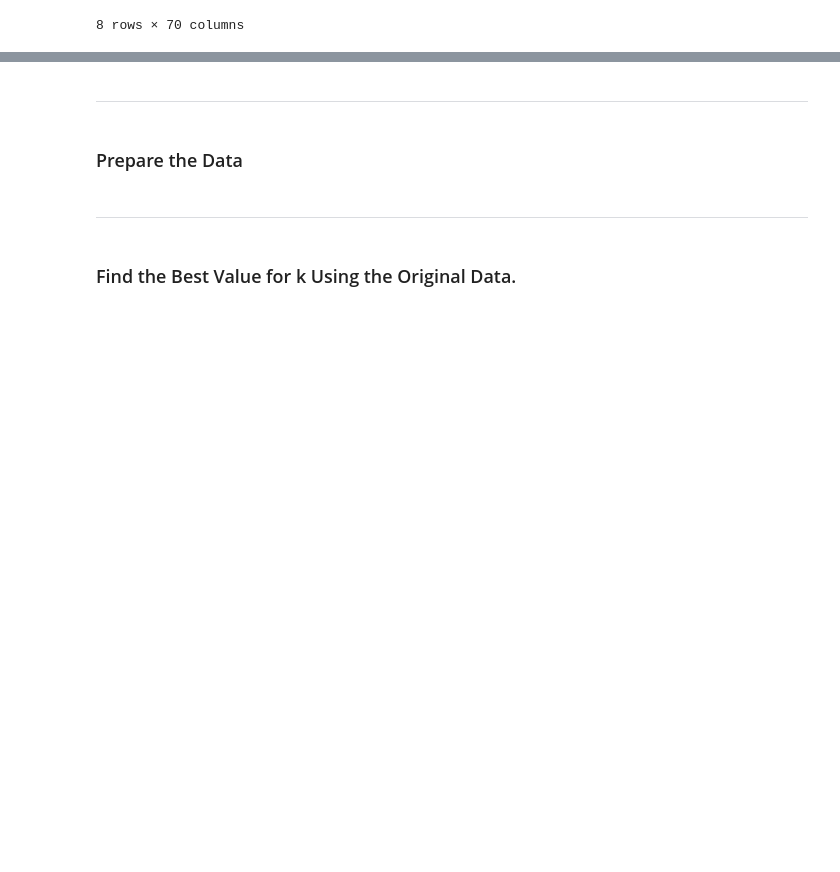
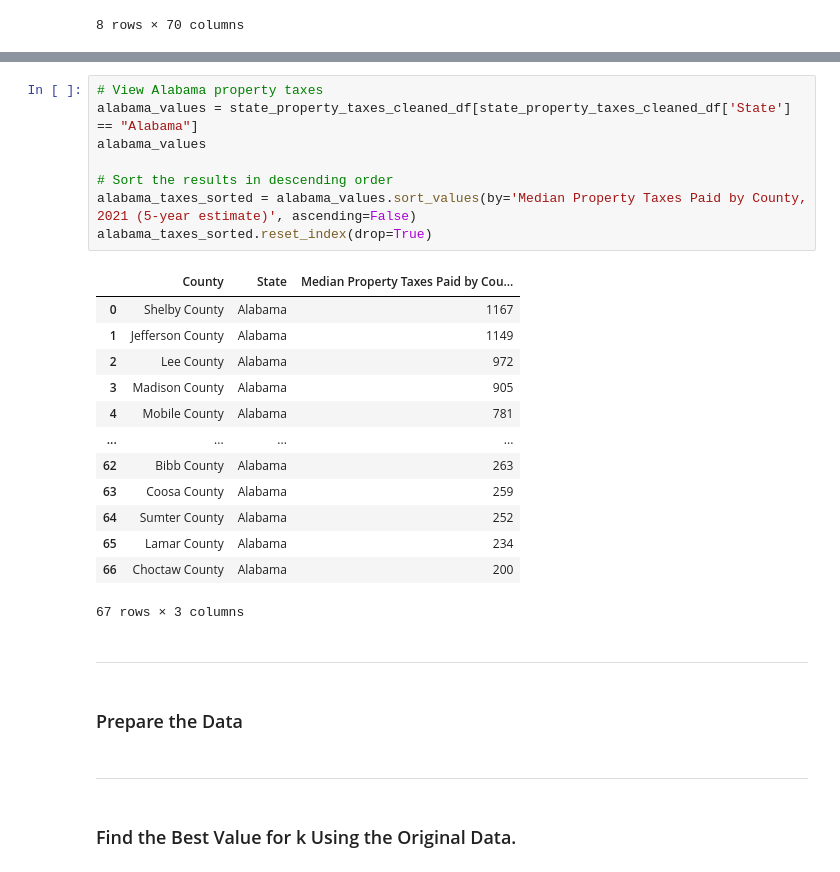
Before and after one commit to amc1119/US-PropertyTaxes, a Jupyter notebook: US_Property_Tax.ipynb, the cells around one changed output, grey strips where cells are left out. Drawn from its saved outputs; the diff is of its cells as text; blank space fills up the shorter version.

```diff
--- a/US_Property_Tax.ipynb
+++ b/US_Property_Tax.ipynb
@@ -64,3 +207,25 @@ df_maryland_montgomoryCounty_data.describe()
+# %%
+# View Alabama property taxes
+alabama_values = state_property_taxes_cleaned_df[state_property_taxes_cleaned_df['State'] == "Alabama"]
+alabama_values
+
+# Sort the results in descending order
+alabama_taxes_sorted = alabama_values.sort_values(by='Median Property Taxes Paid by County, 2021 (5-year estimate)', ascending=False)
+alabama_taxes_sorted.reset_index(drop=True)
+# %% [output]
+|  | County | State | Median Property Taxes Paid by Cou... |
+| 0 | Shelby County | Alabama | 1167 |
+| 1 | Jefferson County | Alabama | 1149 |
+| 2 | Lee County | Alabama | 972 |
+| 3 | Madison County | Alabama | 905 |
+| 4 | Mobile County | Alabama | 781 |
+| ... | ... | ... | ... |
+| 62 | Bibb County | Alabama | 263 |
+| 63 | Coosa County | Alabama | 259 |
+| 64 | Sumter County | Alabama | 252 |
+| 65 | Lamar County | Alabama | 234 |
+| 66 | Choctaw County | Alabama | 200 |
+67 rows × 3 columns
 # %% [markdown]
 ---
 # %% [markdown]
```
Also changed, not shown: parts of 12 cells of this notebook, 3 other files.
